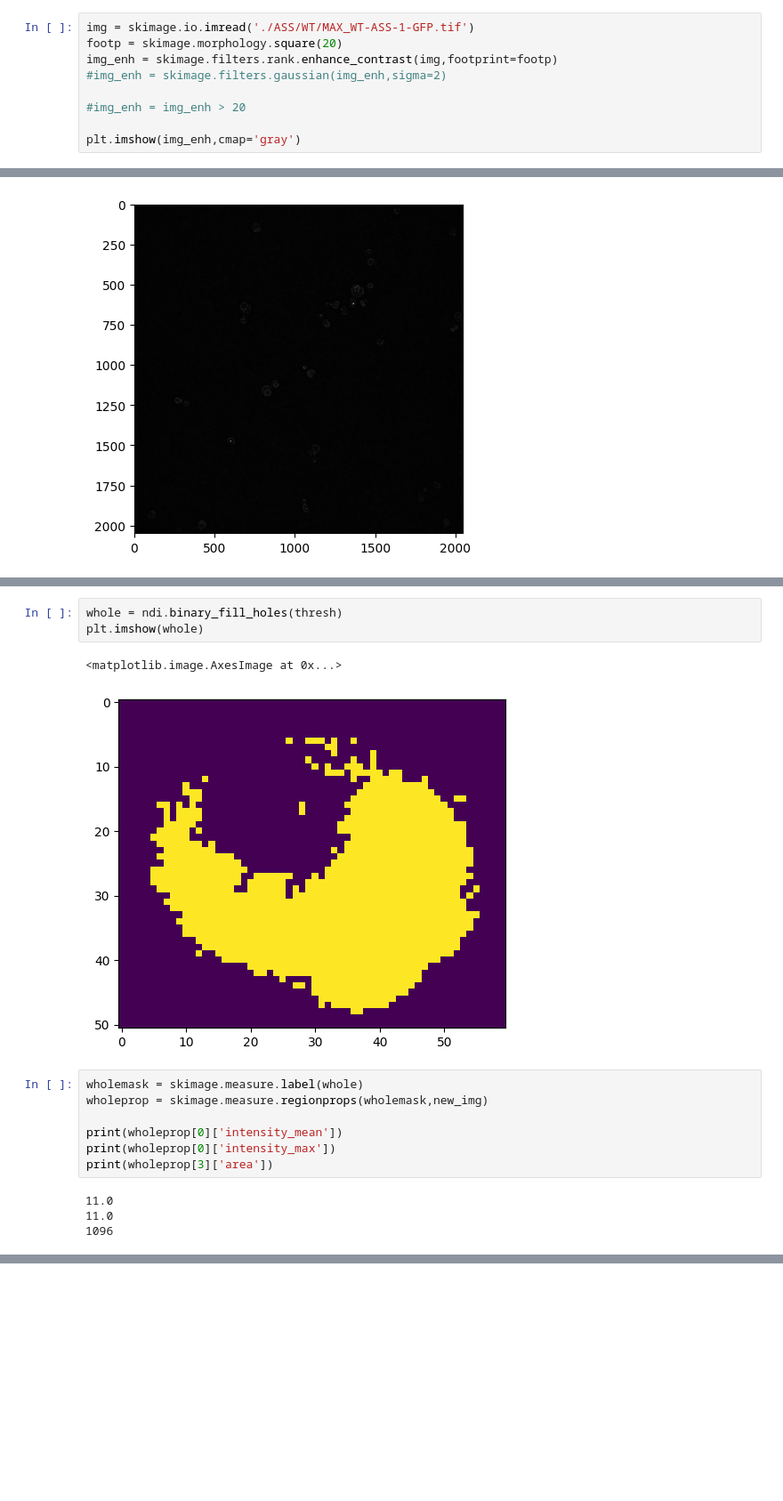
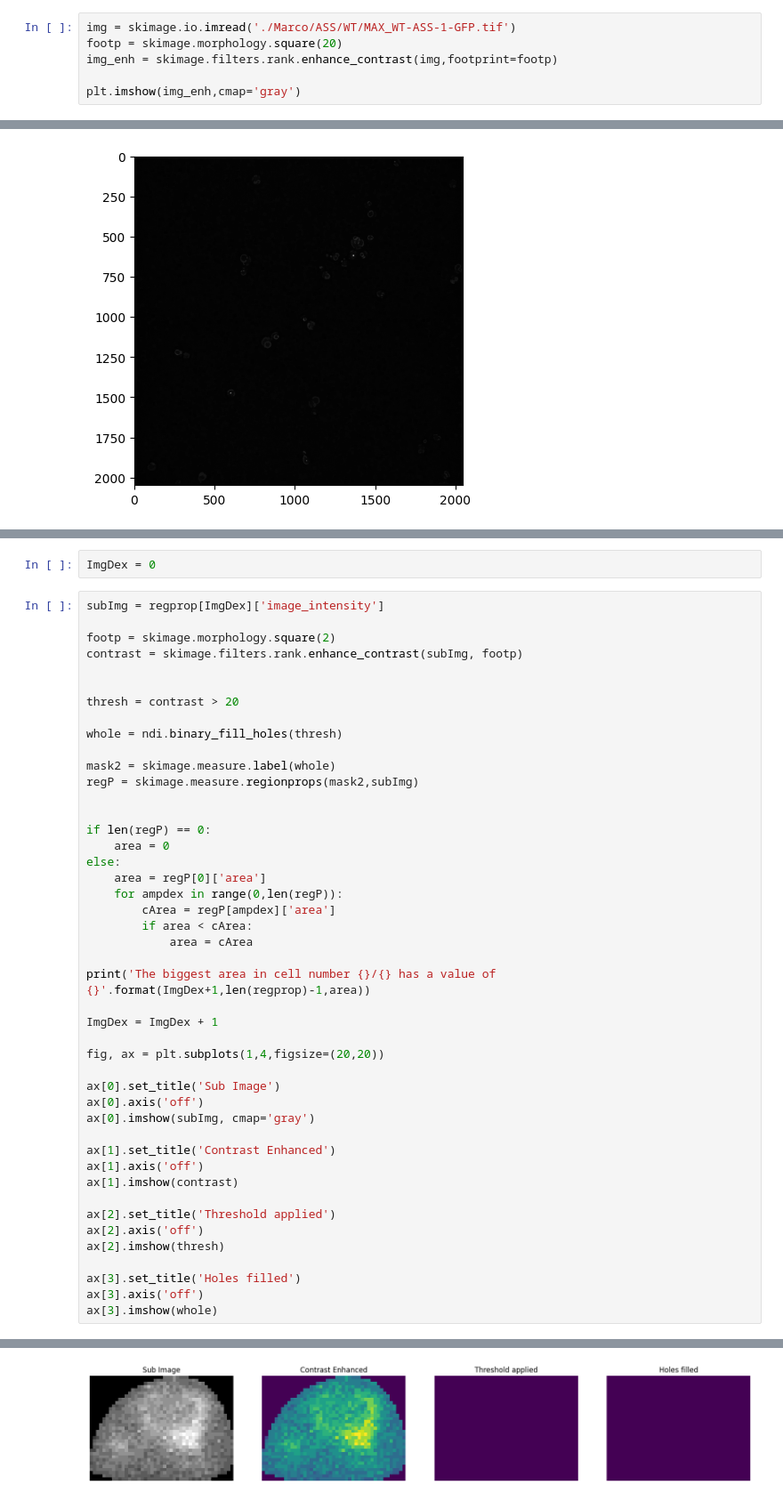
Before and after one commit to Cythion/NCC, a Jupyter notebook: CellCounter.ipynb, the cells around one changed output, grey strips where cells are left out. Shown at 89% size. Cells and saved outputs as stored; diff of their text form; blank space fills up the shorter version.

```diff
--- a/CellCounter.ipynb
+++ b/CellCounter.ipynb
@@ -212,12 +250,9 @@ DataVisualizer(
     YLabel='Nuclear %'
 )
 # %%
-img = skimage.io.imread('./ASS/WT/MAX_WT-ASS-1-GFP.tif')
+img = skimage.io.imread('./Marco/ASS/WT/MAX_WT-ASS-1-GFP.tif')
 footp = skimage.morphology.square(20)
 img_enh = skimage.filters.rank.enhance_contrast(img,footprint=footp)
-#img_enh = skimage.filters.gaussian(img_enh,sigma=2)
-
-#img_enh = img_enh > 20
 
 plt.imshow(img_enh,cmap='gray')
 # %% [output]
@@ -265,17 +268,48 @@ plt.imshow(thresh)
-# %%
-whole = ndi.binary_fill_holes(thresh)
-plt.imshow(whole)
-# %% [output]
-<matplotlib.image.AxesImage at 0x...>
-[figure, removed]
-# %%
-wholemask = skimage.measure.label(whole)
-wholeprop = skimage.measure.regionprops(wholemask,new_img)
-
-print(wholeprop[0]['intensity_mean'])
-print(wholeprop[0]['intensity_max'])
-print(wholeprop[3]['area'])
-# %% [output]
-11.0
-11.0
-1096
+# %%
+ImgDex = 0
+# %%
+subImg = regprop[ImgDex]['image_intensity']
+
+footp = skimage.morphology.square(2)
+contrast = skimage.filters.rank.enhance_contrast(subImg, footp)
+
+
+thresh = contrast > 20
+
+whole = ndi.binary_fill_holes(thresh)
+
+mask2 = skimage.measure.label(whole)
+regP = skimage.measure.regionprops(mask2,subImg)
+
+
+if len(regP) == 0:
+    area = 0
+else:
+    area = regP[0]['area']
+    for ampdex in range(0,len(regP)):
+        cArea = regP[ampdex]['area']
+        if area < cArea:
+            area = cArea
+
+print('The biggest area in cell number {}/{} has a value of {}'.format(ImgDex+1,len(regprop)-1,area))
+
+ImgDex = ImgDex + 1
+
+fig, ax = plt.subplots(1,4,figsize=(20,20))
+
+ax[0].set_title('Sub Image')
+ax[0].axis('off')
+ax[0].imshow(subImg, cmap='gray')
+
+ax[1].set_title('Contrast Enhanced')
+ax[1].axis('off')
+ax[1].imshow(contrast)
+
+ax[2].set_title('Threshold applied')
+ax[2].axis('off')
+ax[2].imshow(thresh)
+
+ax[3].set_title('Holes filled')
+ax[3].axis('off')
+ax[3].imshow(whole)
+# %% [output]
@@ -281,0 +318 @@ print(wholeprop[3]['area'])
+[figure, added]
```
Also changed, not shown: parts of 10 cells of this notebook.
